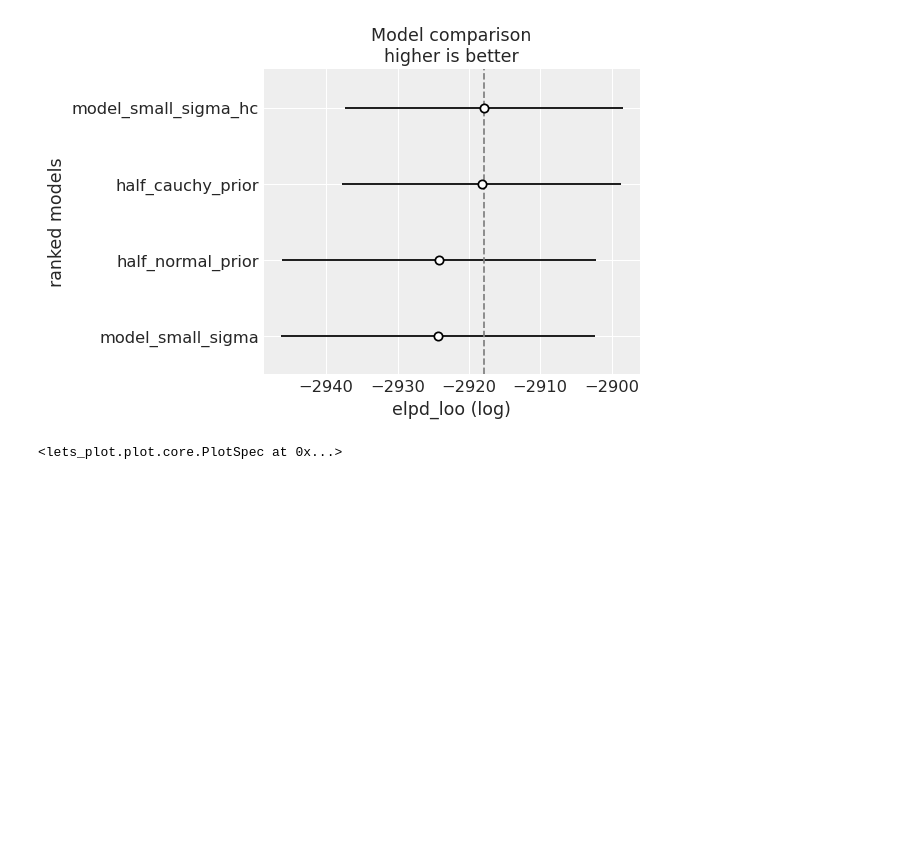
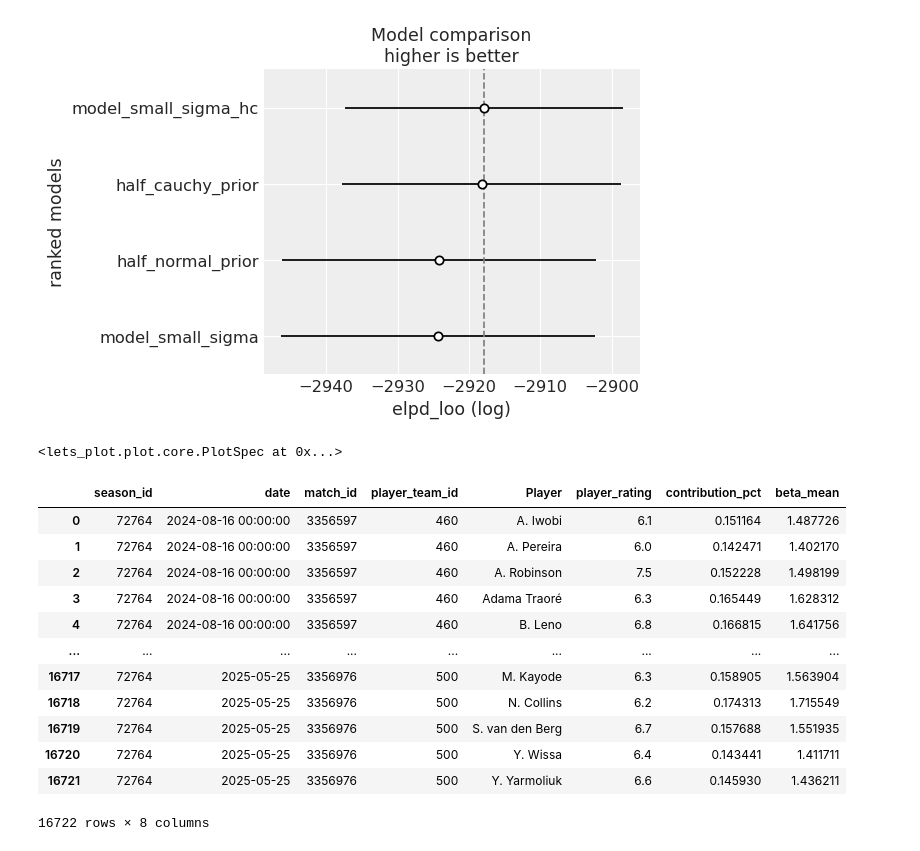
Before and after one commit to Ariworn/STAT-468-Elo-Contribution-Metric, a Jupyter notebook: contribution.ipynb, the cells around one changed output. Cells and saved outputs as stored; diff of their text form; code cells hidden in the pictures; blank space fills up the shorter version.

```diff
--- a/contribution.ipynb
+++ b/contribution.ipynb
@@ -780,0 +829,17 @@ combined.to_csv('Elo_Contributions_combined.csv', index=False)
+# %%
+combined = pd.read_csv('Elo_Contributions_combined.csv')
+combined
+# %% [output]
+|  | season_id | date | match_id | player_team_id | Player | player_rating | contribution_pct | beta_mean |
+| 0 | 72764 | 2024-08-16 00:00:00 | 3356597 | 460 | A. Iwobi | 6.1 | 0.151164 | 1.487726 |
+| 1 | 72764 | 2024-08-16 00:00:00 | 3356597 | 460 | A. Pereira | 6.0 | 0.142471 | 1.402170 |
+| 2 | 72764 | 2024-08-16 00:00:00 | 3356597 | 460 | A. Robinson | 7.5 | 0.152228 | 1.498199 |
+| 3 | 72764 | 2024-08-16 00:00:00 | 3356597 | 460 | Adama Traoré | 6.3 | 0.165449 | 1.628312 |
+| 4 | 72764 | 2024-08-16 00:00:00 | 3356597 | 460 | B. Leno | 6.8 | 0.166815 | 1.641756 |
+| ... | ... | ... | ... | ... | ... | ... | ... | ... |
+| 16717 | 72764 | 2025-05-25 | 3356976 | 500 | M. Kayode | 6.3 | 0.158905 | 1.563904 |
+| 16718 | 72764 | 2025-05-25 | 3356976 | 500 | N. Collins | 6.2 | 0.174313 | 1.715549 |
+| 16719 | 72764 | 2025-05-25 | 3356976 | 500 | S. van den Berg | 6.7 | 0.157688 | 1.551935 |
+| 16720 | 72764 | 2025-05-25 | 3356976 | 500 | Y. Wissa | 6.4 | 0.143441 | 1.411711 |
+| 16721 | 72764 | 2025-05-25 | 3356976 | 500 | Y. Yarmoliuk | 6.6 | 0.145930 | 1.436211 |
+16722 rows × 8 columns
```
Also changed, not shown: parts of 10 cells of this notebook, 27 other files.
